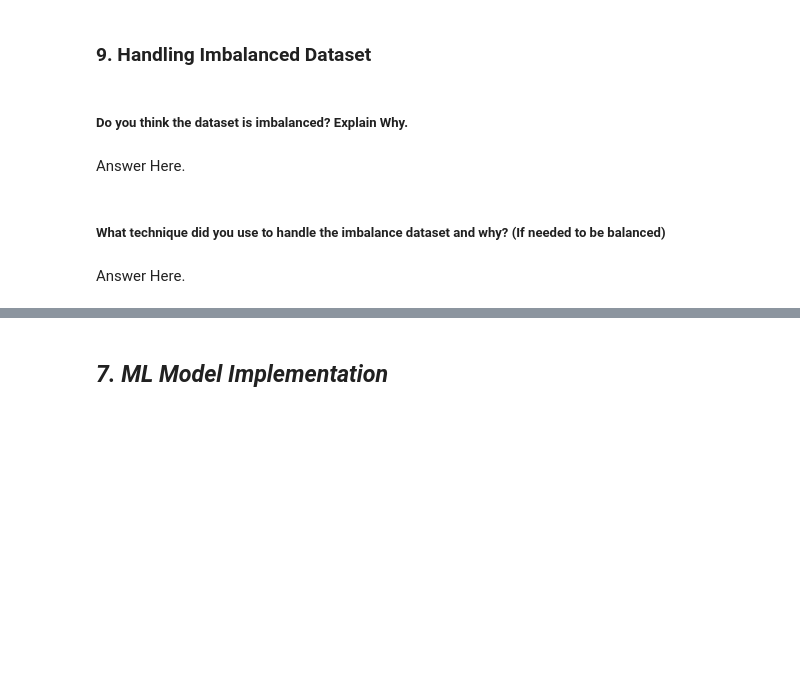
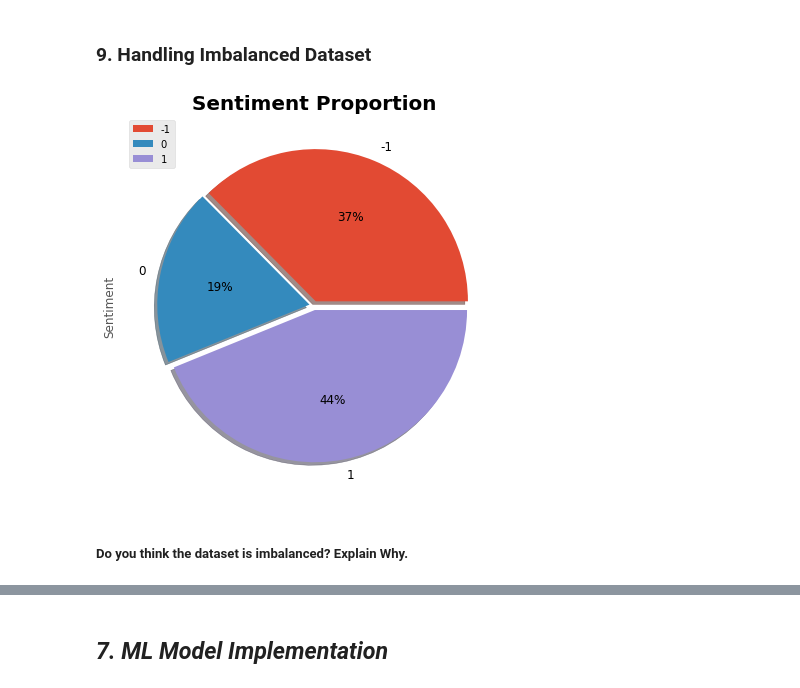
Before and after one commit to kuldeep-sngh/Covid-19-Tweet-Sentiment-Analysis, a Jupyter notebook: Covid_19_Tweet_Sentiment_Analysis.ipynb, the cells around one changed output, grey strips where cells are left out. Cells and saved outputs as stored; diff of their text form; code cells hidden in the pictures; blank space fills up the shorter version.

```diff
--- a/Covid_19_Tweet_Sentiment_Analysis.ipynb
+++ b/Covid_19_Tweet_Sentiment_Analysis.ipynb
@@ -1028,6 +1053,13 @@ Answer Here.
 # %% [markdown]
 ### 9. Handling Imbalanced Dataset
+# %%
+# Plotting pie chart for visualizing sentiment proportion.
+plt.figure(figsize = (10,7))
+df.groupby('Sentiment')['Sentiment'].count().plot(kind='pie', autopct='%1.0f%%',shadow = True, explode = [0.03,0.03,0.03], fontsize = 12)
+plt.title('Sentiment Proportion', fontsize = 20, weight='bold')
+plt.legend(loc = 'best')
+plt.show()
+# %% [output]
+[figure, added]
 # %% [markdown]
 ##### Do you think the dataset is imbalanced? Explain Why.
-# %% [markdown]
-Answer Here.
@@ -1036,4 +1065,0 @@ Answer Here.
-# %% [markdown]
-##### What technique did you use to handle the imbalance dataset and why? (If needed to be balanced)
-# %% [markdown]
-Answer Here.
```
Also changed, not shown: parts of 35 cells of this notebook.
